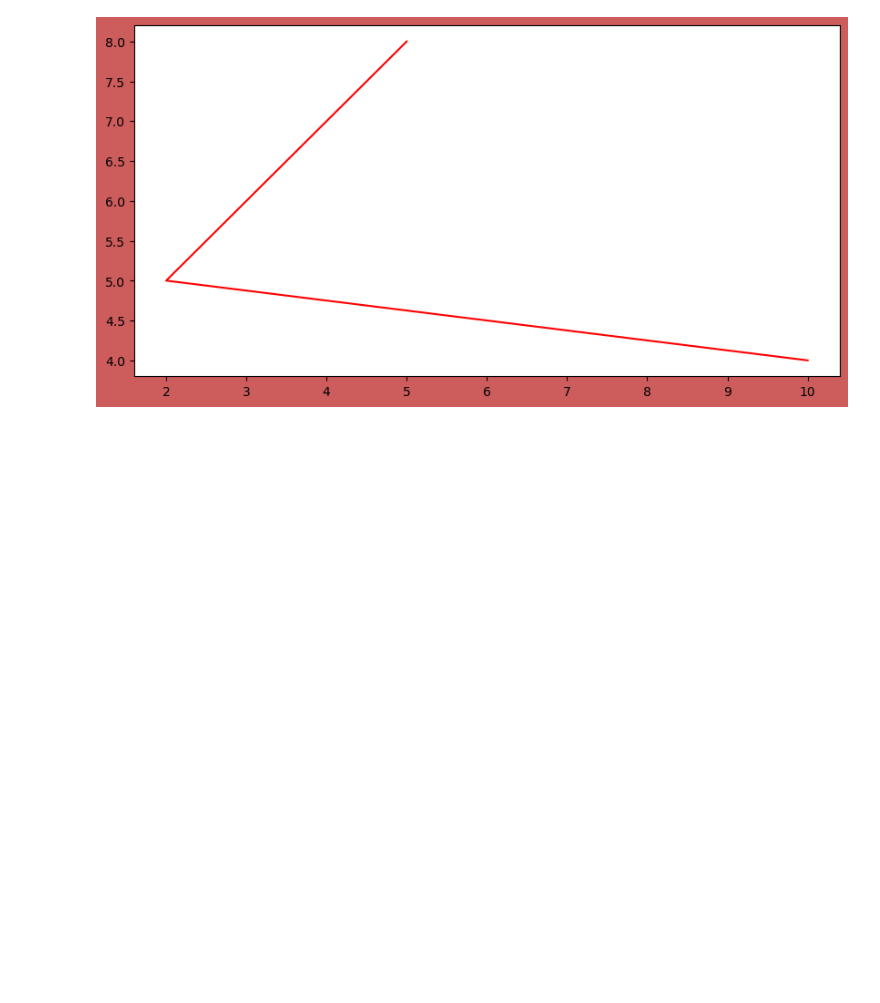
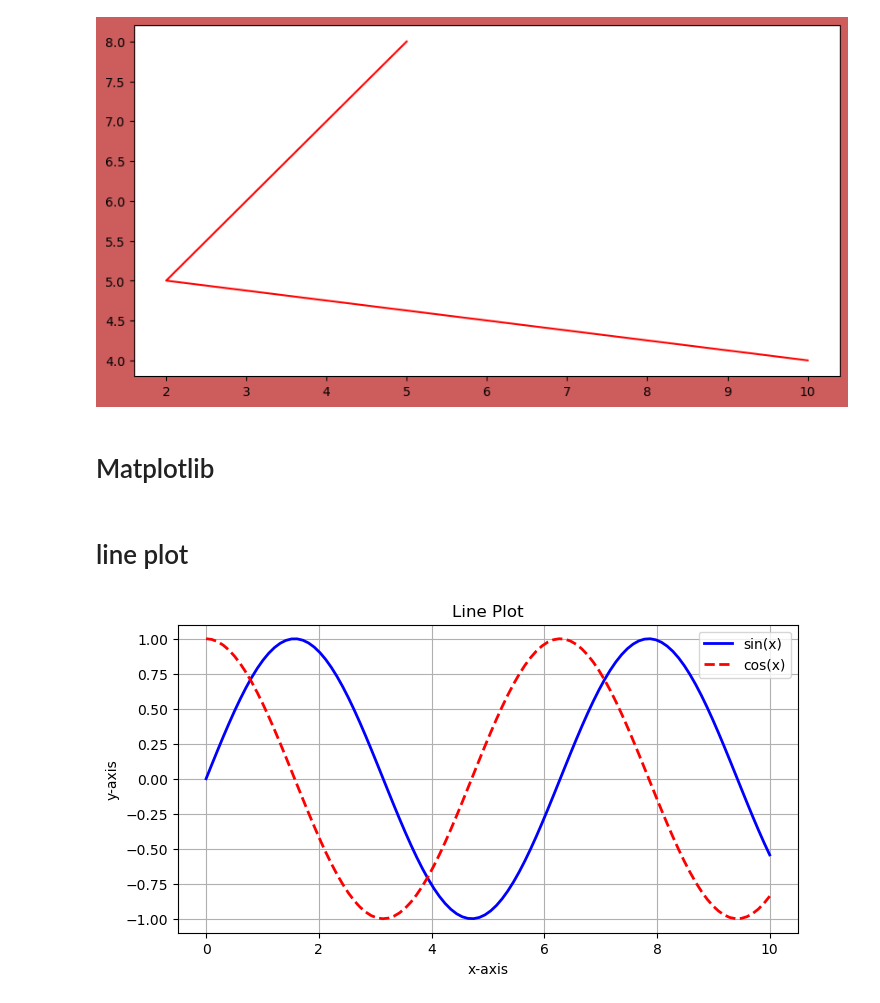
Before and after one commit to Pallav7533/Matplotlib, a Jupyter notebook: Graphs.ipynb, the cells around one changed output. Cells and saved outputs as stored; diff of their text form; code cells hidden in the pictures; blank space fills up the shorter version.

Commit message:
Plots

```diff
--- a/Graphs.ipynb
+++ b/Graphs.ipynb
@@ -62,3 +62,5 @@ plt.plot(x,y,'r')
 plt.show()
 # %% [output]
 [figure]
+# %% [markdown]
+# Matplotlib
@@ -64,0 +70,19 @@ plt.show()
+# %%
+# Example data
+x = np.linspace(0, 10, 100)
+y1 = np.sin(x)
+y2 = np.cos(x)
+# %% [markdown]
+# line plot
+# %%
+plt.figure(figsize=(8, 4))
+plt.plot(x, y1, label='sin(x)', color='blue', linestyle='-', linewidth=2)
+plt.plot(x, y2, label='cos(x)', color='red', linestyle='--', linewidth=2)
+plt.title('Line Plot')
+plt.xlabel('x-axis')
+plt.ylabel('y-axis')
+plt.legend()
+plt.grid(True)
+plt.show()
+# %% [output]
+[figure, added]
```
Also changed, not shown: parts of 20 cells of this notebook.
